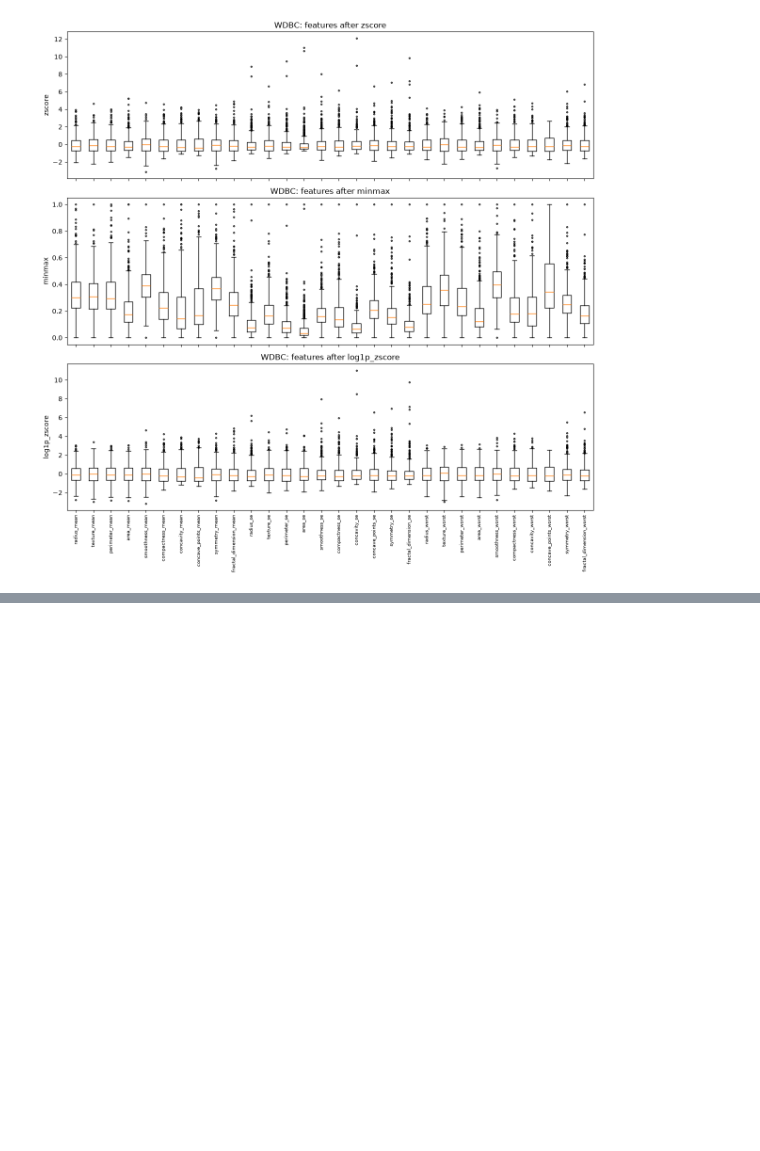
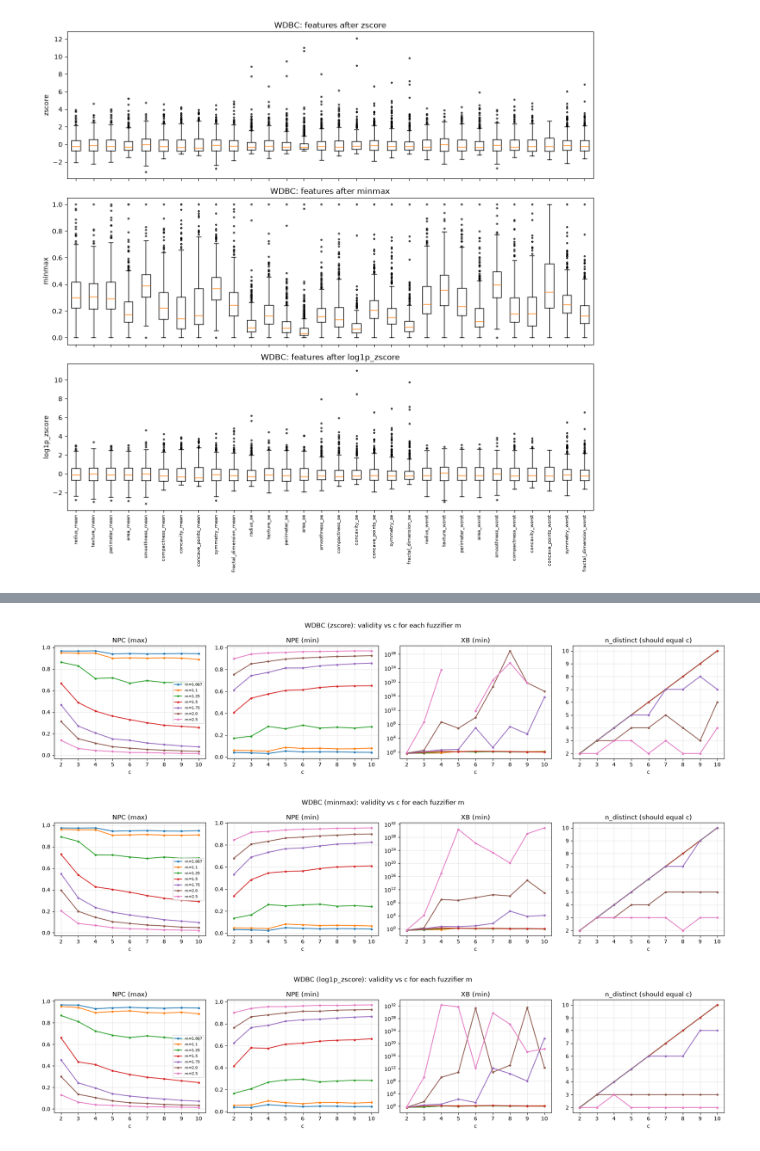
Before and after one commit to Stefy1209/Advanced-Methods-of-Data-Analysis, a Jupyter notebook: Reports/Report 1/src/wdbc/main.ipynb, the cells around one changed output, grey strips where cells are left out. Cells and saved outputs as stored; diff of their text form; code cells hidden in the pictures; blank space fills up the shorter version.

```diff
--- a/Reports/Report 1/src/wdbc/main.ipynb
+++ b/Reports/Report 1/src/wdbc/main.ipynb
@@ -384,0 +541,10 @@ plt.show()
+# %%
+# c preferred by each index, per variant (argmax for "max" indices, argmin for "min" ones)
+pref = {}
+for name, g in c_sel.groupby("variant", sort=False):
+    g = g.set_index("c")
+    pref[name] = {idx: (g[idx].idxmax() if d == "max" else g[idx].idxmin()) for idx, d in INDICES.items()}
+pref = pd.DataFrame(pref).T
+pref.index.name = "variant"
+pref.to_csv(OUT_DIR / "wdbc_c_selection_preferred.csv")
+pref
@@ -384,0 +654,26 @@ plt.show()
+# %%
+PANELS = [("NPC", "max", False), ("NPE", "min", False), ("XB", "min", True), ("n_distinct", "should equal c", False)]
+
+for name in variants:
+    g = grid[grid["variant"] == name]
+    fig, axes = plt.subplots(1, len(PANELS), figsize=(18, 4.2), sharex=True)
+    for ax, (col, best_dir, logy) in zip(axes, PANELS):
+        for m, gm in g.groupby("m"):
+            ax.plot(gm["c"], gm[col], marker="o", markersize=3, label=f"m={m}")
+        if col == "n_distinct":
+            ax.plot(list(C_RANGE), list(C_RANGE), color="grey", linestyle=":", label="= c")
+        if logy:
+            ax.set_yscale("log")
+        ax.set_title(f"{col} ({best_dir})")
+        ax.set_xlabel("c")
+        ax.set_xticks(list(C_RANGE))
+        ax.grid(alpha=0.3)
+    axes[0].legend(fontsize=7)
+    fig.suptitle(f"WDBC ({name}): validity vs c for each fuzzifier m")
+    fig.tight_layout()
+    fig.savefig(FIG_DIR / f"wdbc_c_m_grid_{name}.png", dpi=200)
+    plt.show()
+# %% [output]
+[figure, added]
+[figure, added]
+[figure, added]
```
Also changed, not shown: parts of 43 cells of this notebook, 43 other files.
